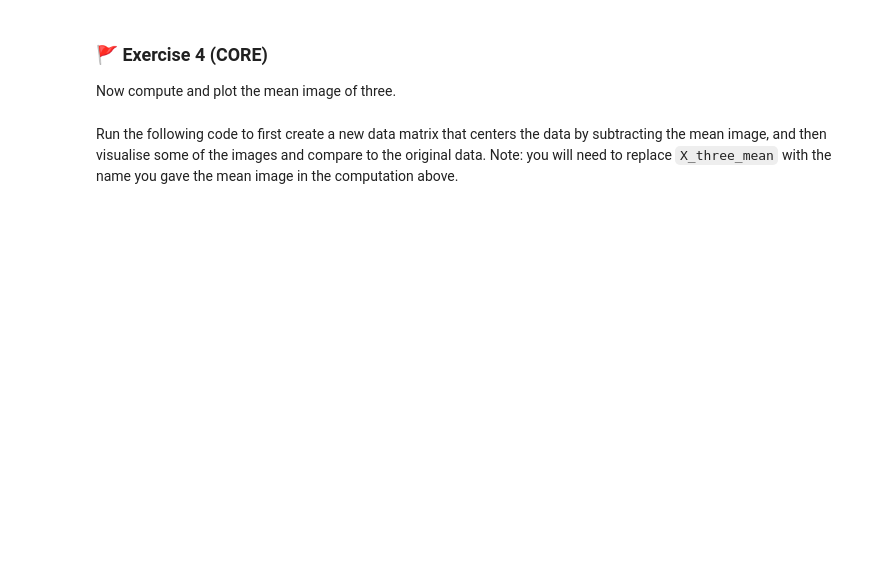
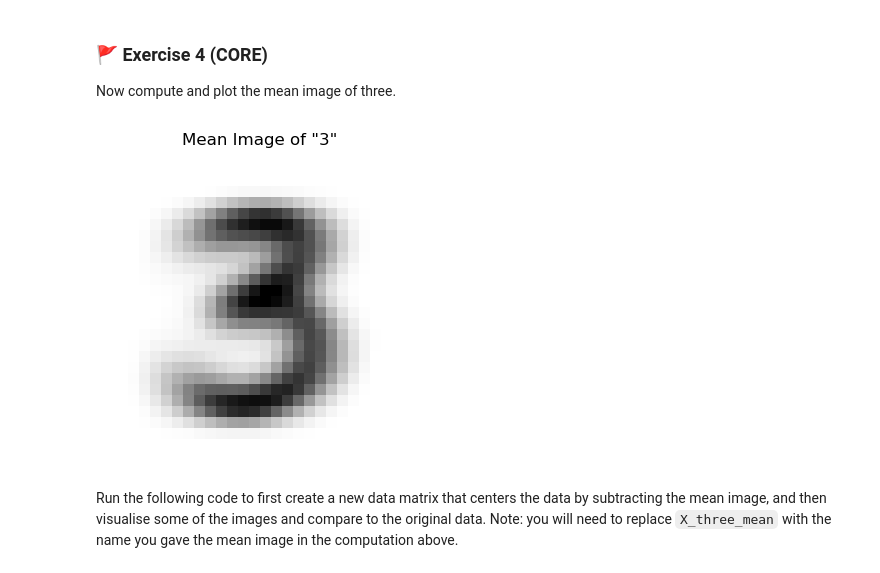
Before and after one commit to zici021129/MLP_2026_week02, a Jupyter notebook: mlp_week02.ipynb, the cells around one changed output. Cells and saved outputs as stored; diff of their text form; code cells hidden in the pictures; blank space fills up the shorter version.

```diff
--- a/mlp_week02.ipynb
+++ b/mlp_week02.ipynb
@@ -119,3 +174,18 @@ Now compute and plot the mean image of three.
+# %%
+# Code for your answer here!
+# Compute the mean vector
+# axis=0 means we collapse the rows (samples) and average down the columns (features)
+X_three_mean = np.mean(X_threes, axis=0)
+
+# Plot the mean image
+plt.figure(figsize=(4, 4))
+# Reshape the 784-element vector back into a 28x28 grid
+plt.imshow(X_three_mean.reshape((28, 28)), cmap='gray_r')
+plt.title('Mean Image of "3"')
+plt.axis('off')
+plt.show()
+# %% [output]
+[figure, added]
 # %% [markdown]
 Run the following code to first create a new data matrix that centers the data by subtracting the mean image, and then visualise some of the images and compare to the original data. Note: you will need to replace `X_three_mean` with the name you gave the mean image in the computation above.
 # %%
```
Also changed, not shown: parts of 28 cells of this notebook.
